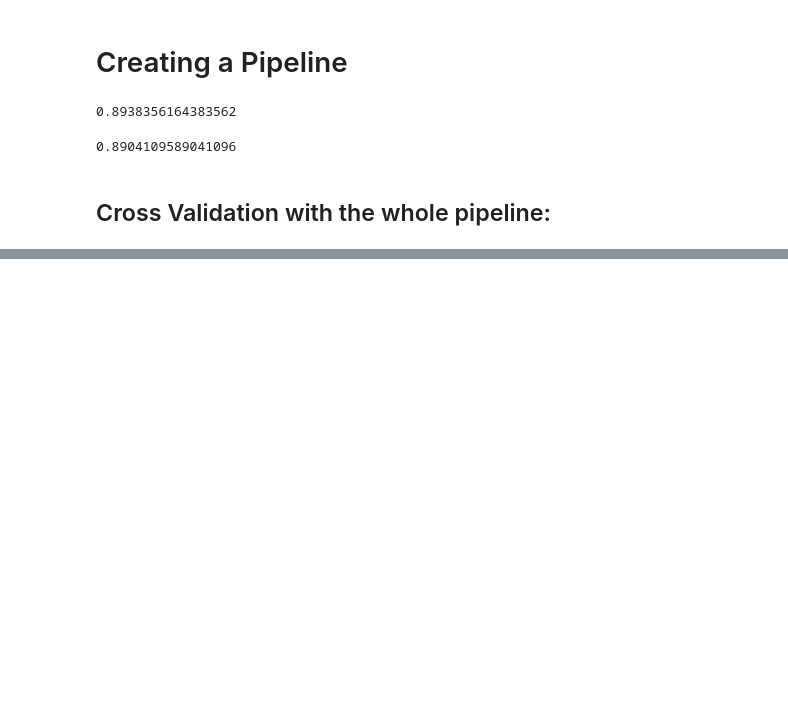
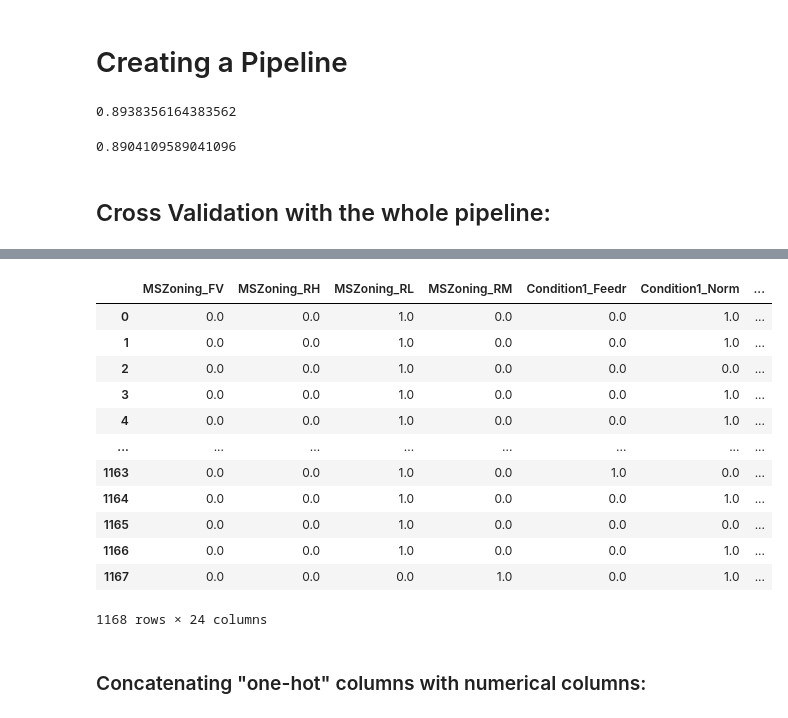
Before and after one commit to sherwan-m/predicting_housing_prices, a Jupyter notebook: predict_hous_prices.ipynb, the cells around one changed output, grey strips where cells are left out. Saved outputs shown, nothing was run; the diff lists cells and outputs as text; code cells hidden in the pictures; blank space fills up the shorter version.

```diff
--- a/predict_hous_prices.ipynb
+++ b/predict_hous_prices.ipynb
@@ -381,0 +394,12 @@ search1.best_score_
+# %%
+housing = pd.read_csv('https://raw.githubusercontent.com/sherwan-m/predicting_housing_prices/main/Data/housing-classification-iter3.csv')
+
+# X and y creation
+X = housing.copy()
+# X.loc[lambda df_ : df_['Heating'] == 'Floor','Heating'] = 'GasA'
+y = X.pop("Expensive")
+
+# Feature Engineering
+
+# data splitting
+X_train, X_test, y_train, y_test = train_test_split(X, y, test_size=0.2, random_state=123)
@@ -381,0 +448,12 @@ search1.best_score_
+# %%
+# import
+from sklearn.preprocessing import OneHotEncoder
+
+# initialize
+my_onehot = OneHotEncoder(drop="first")
+
+# fit
+my_onehot.fit(X_train_cat_imputed)
+
+# transform
+X_train_cat_imputed_onehot = my_onehot.transform(X_train_cat_imputed)
@@ -381,0 +474,20 @@ search1.best_score_
+# %%
+colnames = my_onehot.get_feature_names_out(X_train_cat_imputed.columns)
+X_train_cat_imputed_onehot_final =  pd.DataFrame.sparse.from_spmatrix(X_train_cat_imputed_onehot, columns= colnames)
+X_train_cat_imputed_onehot_final
+# %% [output]
+|  | MSZoning_FV | MSZoning_RH | MSZoning_RL | MSZoning_RM | Condition1_Feedr | Condition1_Norm | ... |
+| 0 | 0.0 | 0.0 | 1.0 | 0.0 | 0.0 | 1.0 | ... |
+| 1 | 0.0 | 0.0 | 1.0 | 0.0 | 0.0 | 1.0 | ... |
+| 2 | 0.0 | 0.0 | 1.0 | 0.0 | 0.0 | 0.0 | ... |
+| 3 | 0.0 | 0.0 | 1.0 | 0.0 | 0.0 | 1.0 | ... |
+| 4 | 0.0 | 0.0 | 1.0 | 0.0 | 0.0 | 1.0 | ... |
+| ... | ... | ... | ... | ... | ... | ... | ... |
+| 1163 | 0.0 | 0.0 | 1.0 | 0.0 | 1.0 | 0.0 | ... |
+| 1164 | 0.0 | 0.0 | 1.0 | 0.0 | 0.0 | 1.0 | ... |
+| 1165 | 0.0 | 0.0 | 1.0 | 0.0 | 0.0 | 0.0 | ... |
+| 1166 | 0.0 | 0.0 | 1.0 | 0.0 | 0.0 | 1.0 | ... |
+| 1167 | 0.0 | 0.0 | 0.0 | 1.0 | 0.0 | 1.0 | ... |
+1168 rows × 24 columns
+# %% [markdown]
+### Concatenating "one-hot" columns with numerical columns:
```
Also changed, not shown: parts of 37 cells of this notebook.
